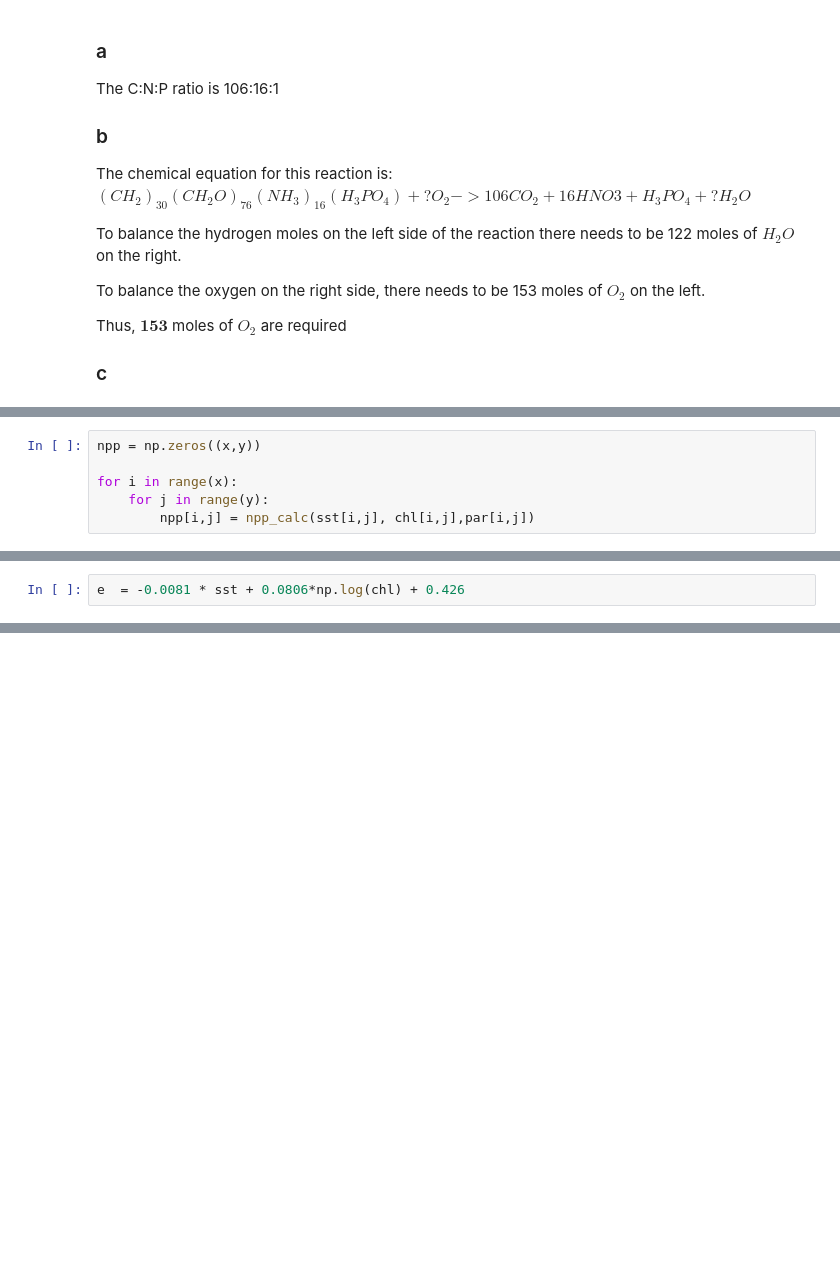
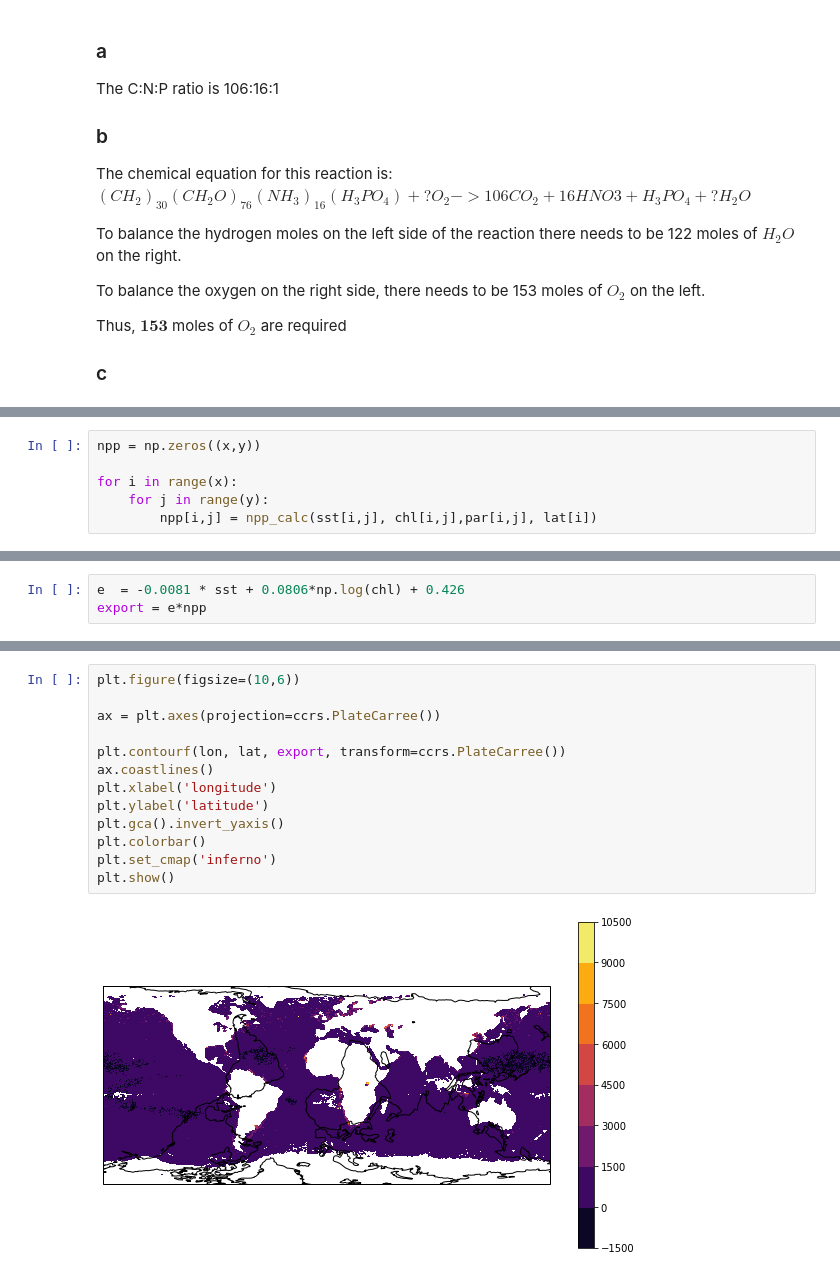
Before and after one commit to drdunmire1417/BGC_HW, a Jupyter notebook: HW 5.ipynb, the cells around one changed output, grey strips where cells are left out. Cells and saved outputs as stored; diff of their text form; blank space fills up the shorter version.

```diff
--- a/HW 5.ipynb
+++ b/HW 5.ipynb
@@ -112,4 +156,4 @@ npp = np.zeros((x,y))
 
 for i in range(x):
     for j in range(y):
-        npp[i,j] = npp_calc(sst[i,j], chl[i,j],par[i,j])
+        npp[i,j] = npp_calc(sst[i,j], chl[i,j],par[i,j], lat[i])
@@ -145,2 +160,3 @@ def npp_calc(sst, chl, par):
 # %%
 e  = -0.0081 * sst + 0.0806*np.log(chl) + 0.426
+export = e*npp
@@ -149,0 +163,15 @@ ModuleNotFoundError: No module named 'mpl_toolkits.basemap'
+# %%
+plt.figure(figsize=(10,6))
+
+ax = plt.axes(projection=ccrs.PlateCarree())
+
+plt.contourf(lon, lat, export, transform=ccrs.PlateCarree())
+ax.coastlines()
+plt.xlabel('longitude')
+plt.ylabel('latitude')
+plt.gca().invert_yaxis()
+plt.colorbar()
+plt.set_cmap('inferno')
+plt.show()
+# %% [output]
+[figure, added]
```
Also changed, not shown: parts of 10 cells of this notebook.
